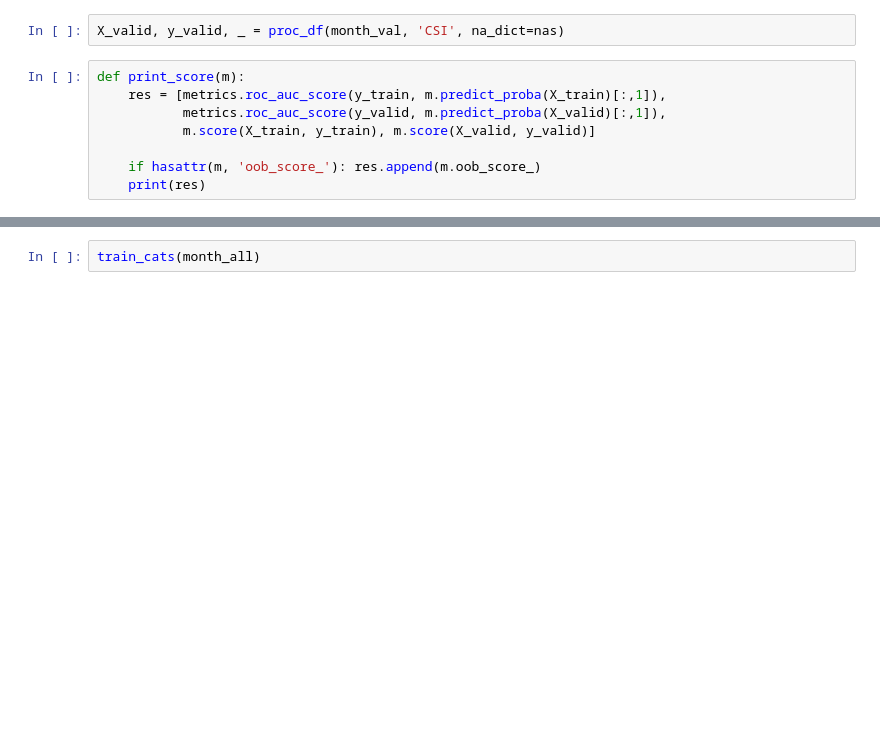
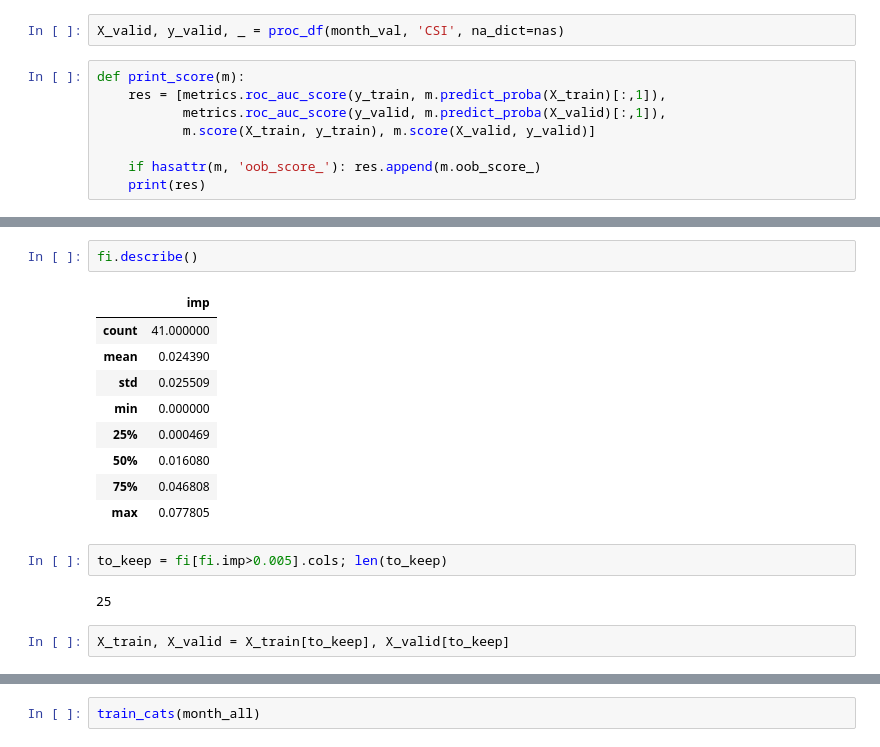
Before and after one commit to ademyanchuk/mlBootCamp2018, a Jupyter notebook: make-validation-system.ipynb, the cells around one changed output, grey strips where cells are left out. Drawn from its saved outputs; the diff is of its cells as text; blank space fills up the shorter version.

```diff
--- a/make-validation-system.ipynb
+++ b/make-validation-system.ipynb
@@ -487,0 +494,18 @@ Wall time: 247 ms
+# %%
+fi.describe()
+# %% [output]
+|  | imp |
+| count | 41.000000 |
+| mean | 0.024390 |
+| std | 0.025509 |
+| min | 0.000000 |
+| 25% | 0.000469 |
+| 50% | 0.016080 |
+| 75% | 0.046808 |
+| max | 0.077805 |
+# %%
+to_keep = fi[fi.imp>0.005].cols; len(to_keep)
+# %% [output]
+25
+# %%
+X_train, X_valid = X_train[to_keep], X_valid[to_keep]
```
Also changed, not shown: parts of 12 cells of this notebook, 1 other file.
